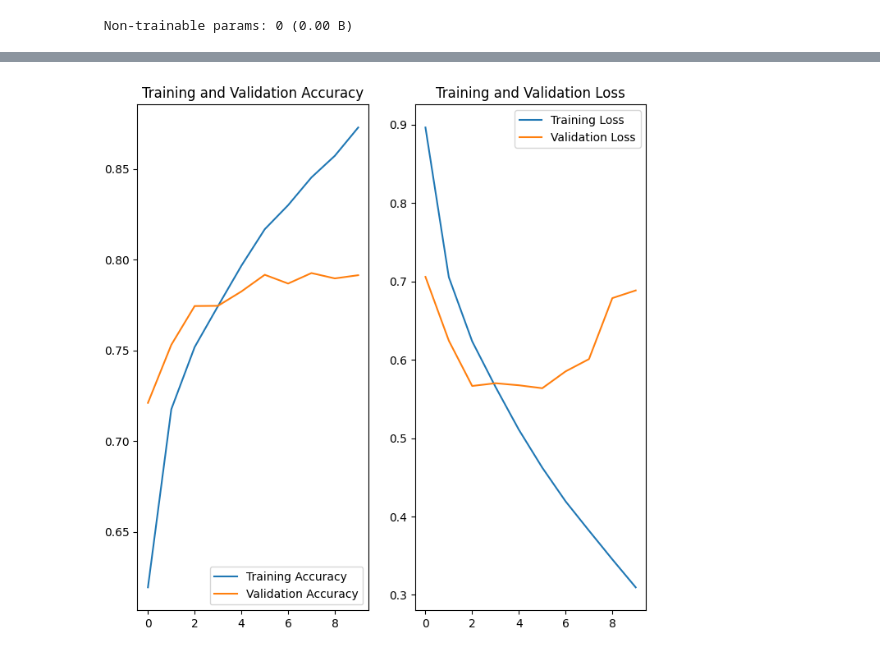
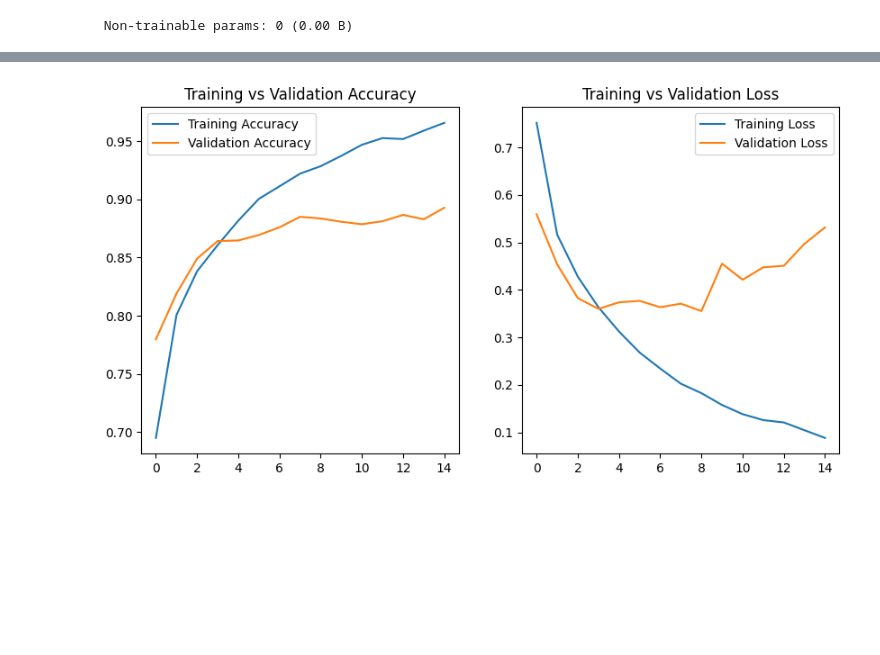
Before and after one commit to ashishbaberwal/Computer-Vision-Based-Disease-Classfication, a Jupyter notebook: Notebook/train_model.ipynb, the cells around one changed output, grey strips where cells are left out. Drawn from its saved outputs; the diff is of its cells as text; code cells hidden in the pictures; blank space fills up the shorter version.

Commit message:
fix: corrected dataset loading (excluded masks), retrained model, added evaluation metrics and plots

```diff
--- a/Notebook/train_model.ipynb
+++ b/Notebook/train_model.ipynb
@@ -108,6 +108,24 @@ All items inside dataset folder:
  - COVID
 
 Number of class folders detected: 4
+# %%
+import os
+import shutil
+
+clean_dataset = "/content/xray_dataset"
+
+classes = ["COVID","Normal","Lung_Opacity","Viral Pneumonia"]
+
+os.makedirs(clean_dataset, exist_ok=True)
+
+for cls in classes:
+    src = os.path.join(dataset_path, cls, "images")
+    dst = os.path.join(clean_dataset, cls)
+
+    os.makedirs(dst, exist_ok=True)
+
+    for file in os.listdir(src):
+        shutil.copy(os.path.join(src, file), dst)
 # %% [markdown]
 Image Transform / Preprocessing Block
 # %%
@@ -119,7 +137,7 @@ val_split = 0.2
 seed = 42
 
 train_ds = tf.keras.utils.image_dataset_from_directory(
-    dataset_path,
+    clean_dataset,
     validation_split=val_split,
     subset="training",
     seed=seed,
@@ -130,7 +148,7 @@ train_ds = tf.keras.utils.image_dataset_from_directory(
 )
 
 val_ds = tf.keras.utils.image_dataset_from_directory(
-    dataset_path,
+    clean_dataset,
     validation_split=val_split,
     subset="validation",
     seed=seed,
@@ -260,6 +278,6 @@ conv_base.compile(
 history = conv_base.fit(
     train_ds,
     validation_data=val_ds,
-    epochs=10
+    epochs=15
 )
 # %% [output]
@@ -339,30 +328,28 @@ Validation Accuracy: 0.791519045829773
 # %%
-# Get metrics from training history
+import matplotlib.pyplot as plt
+
 acc = history.history['accuracy']
 val_acc = history.history['val_accuracy']
 
 loss = history.history['loss']
 val_loss = history.history['val_loss']
 
-# Number of epochs
 epochs_range = range(len(acc))
 
-plt.figure(figsize=(8,8))
+plt.figure(figsize=(10,5))
 
-# Accuracy plot
 plt.subplot(1,2,1)
 plt.plot(epochs_range, acc, label='Training Accuracy')
 plt.plot(epochs_range, val_acc, label='Validation Accuracy')
-plt.legend(loc='lower right')
-plt.title('Training and Validation Accuracy')
+plt.legend()
+plt.title('Training vs Validation Accuracy')
 
-# Loss plot
 plt.subplot(1,2,2)
 plt.plot(epochs_range, loss, label='Training Loss')
 plt.plot(epochs_range, val_loss, label='Validation Loss')
-plt.legend(loc='upper right')
-plt.title('Training and Validation Loss')
+plt.legend()
+plt.title('Training vs Validation Loss')
 
 plt.show()
 # %% [output]
-[figure, old version]
+[figure, new version]
```
Also changed, not shown: parts of 28 cells of this notebook.
